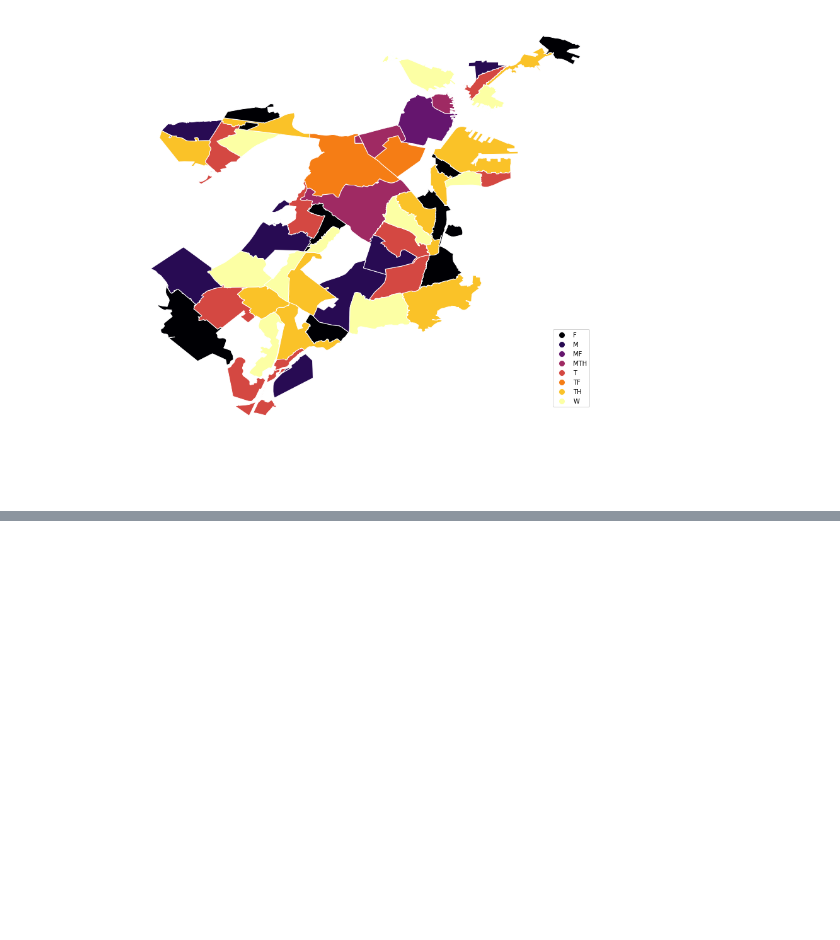
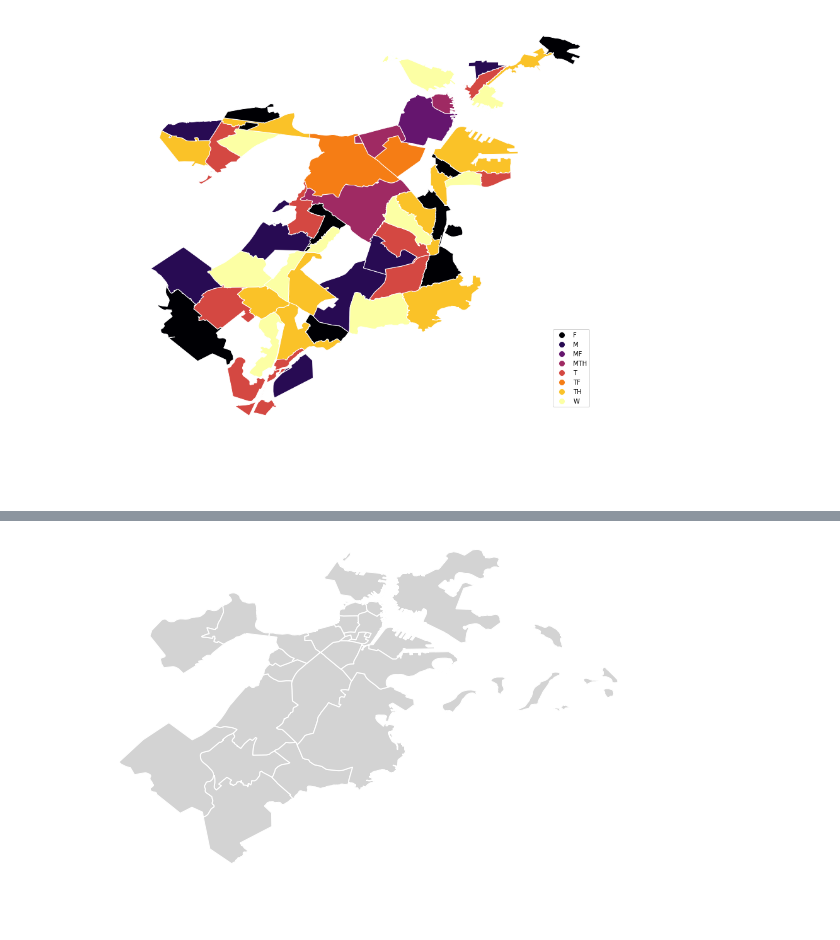
Before and after one commit to broussardjojo/bvr2, a Jupyter notebook: main.ipynb, the cells around one changed output, grey strips where cells are left out. Saved outputs shown, nothing was run; the diff lists cells and outputs as text; code cells hidden in the pictures; blank space fills up the shorter version.

```diff
--- a/main.ipynb
+++ b/main.ipynb
@@ -148,0 +148,6 @@ Invalid visualization argument: lightgreen
+# %%
+# Using this tab for visualizations that are included in the final report
+
+ax = init(10, 10, 'white', 'lightgray')
+# %% [output]
+[figure, added]
```
Also changed, not shown: parts of 1 cell of this notebook, 1 other file.
